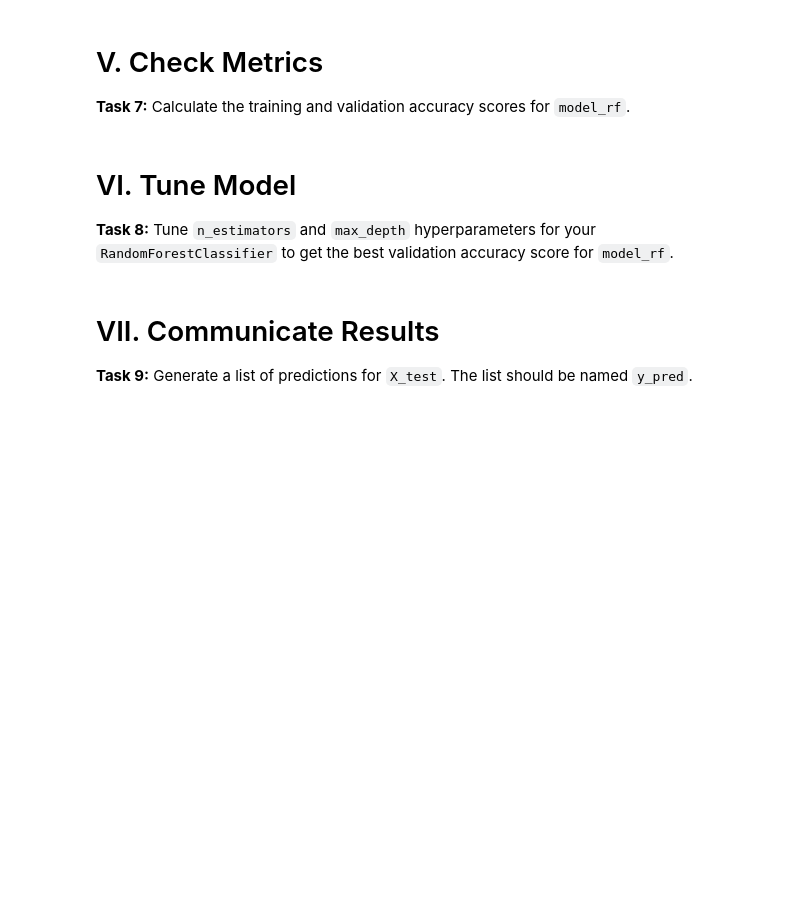
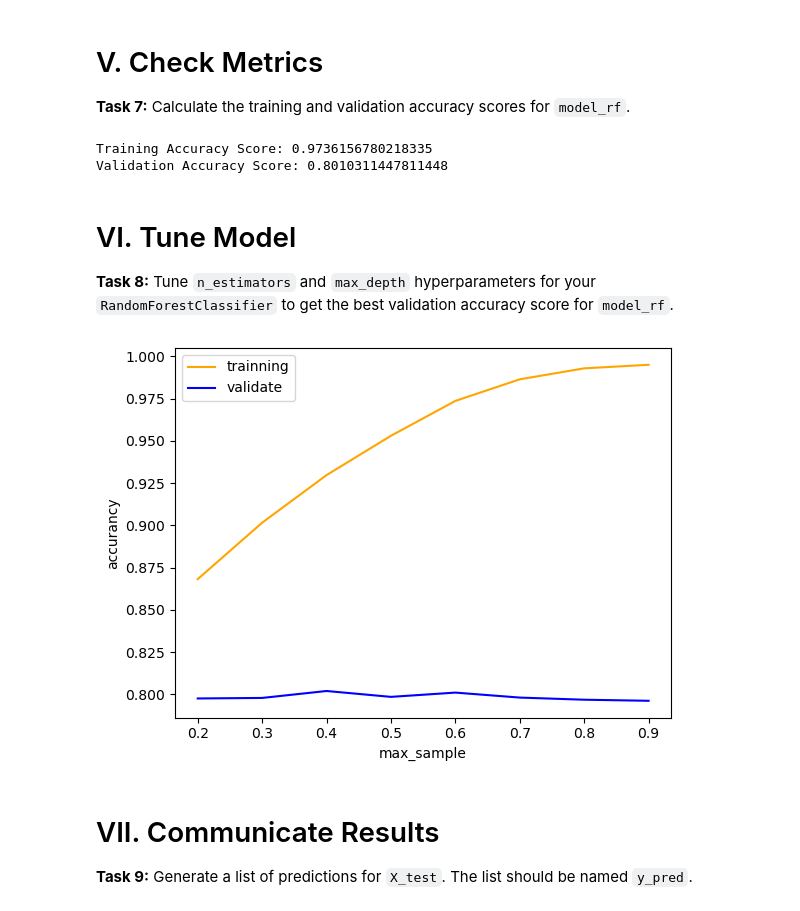
Before and after one commit to ayebaishmo/Bloomtech-Random-Forests, a Jupyter notebook: module2-random-forests/LS_DS_222_assignment.ipynb, the cells around one changed output. Saved outputs shown, nothing was run; the diff lists cells and outputs as text; code cells hidden in the pictures; blank space fills up the shorter version.

```diff
--- a/module2-random-forests/LS_DS_222_assignment.ipynb
+++ b/module2-random-forests/LS_DS_222_assignment.ipynb
@@ -76,2 +75,6 @@ y = ...
+# %%
+target = 'status_group'
+X = df.drop(columns=target)
+y = df[target]
 # %% [markdown]
 **Task 4:** Using a randomized split, divide `X` and `y` into a training set (`X_train`, `y_train`) and a validation set (`X_val`, `y_val`).
@@ -80,3 +81,6 @@ X_train, X_val, y_train, y_val = ..., ..., ..., ...
+# %%
+from sklearn.model_selection import train_test_split
+X_train, X_val, y_train, y_val = train_test_split(X, y, test_size=.2, random_state=42)
 # %% [markdown]
 # III. Establish Baseline
 
@@ -98,0 +103,12 @@ model_rf = ...
+# %%
+from sklearn.pipeline import make_pipeline
+from category_encoders import OrdinalEncoder
+from sklearn.impute import SimpleImputer
+from sklearn.ensemble import RandomForestClassifier
+model_rf = make_pipeline(
+    OrdinalEncoder(),
+    SimpleImputer(strategy = 'mean'),
+    RandomForestClassifier(random_state=42, n_jobs=-1, max_samples=0.6)
+)
+
+model_rf.fit(X_train, y_train)
@@ -101,11 +135,15 @@ model_rf = ...
 
 **Task 7:** Calculate the training and validation accuracy scores for `model_rf`.
 # %%
-training_acc = ...
-val_acc = ...
+from sklearn.metrics import accuracy_score
+training_acc = accuracy_score(y_train, model_rf.predict(X_train))
+val_acc = accuracy_score(y_val, model_rf.predict(X_val))
 
 print('Training Accuracy Score:', training_acc)
 print('Validation Accuracy Score:', val_acc)
+# %% [output]
+Training Accuracy Score: 0.9736156780218335
+Validation Accuracy Score: 0.8010311447811448
 # %% [markdown]
 # VI. Tune Model
 
@@ -116,3 +151,35 @@ print('Validation Accuracy Score:', val_acc)
+# %%
+import numpy as np
+train_acc = []
+val_acc = []
+max_samples_list = np.arange(0.2,1, 0.1)
+
+for sample in max_samples_list:
+    model_rf_tune = make_pipeline(
+        OrdinalEncoder(),
+        SimpleImputer(strategy='mean'),
+        RandomForestClassifier(random_state=42, n_jobs=-1, max_samples=sample)
+    )
+
+    model_rf_tune.fit(X_train, y_train)
+
+    # check out the metrics of different depth samples
+    train_acc.append(model_rf_tune.score(X_train, y_train))
+    val_acc.append(model_rf_tune.score(X_val, y_val))
+
+# Lets plot our depths against the accuracy to determine the right depth lto use to fine tune oue model
+import matplotlib.pyplot as plt
+
+plt.plot(max_samples_list, train_acc, color='orange', label = 'trainning')
+plt.plot(max_samples_list, val_acc, color='blue', label = 'validate')
+plt.xlabel('max_sample')
+plt.ylabel('accurancy')
+plt.legend()
+plt.show()
+
+# According to our graph the curve starts bending at 0.7 max depth
+# %% [output]
+[figure, added]
 # %% [markdown]
 # VII. Communicate Results
 
```
Also changed, not shown: parts of 12 cells of this notebook, 1 other file.
